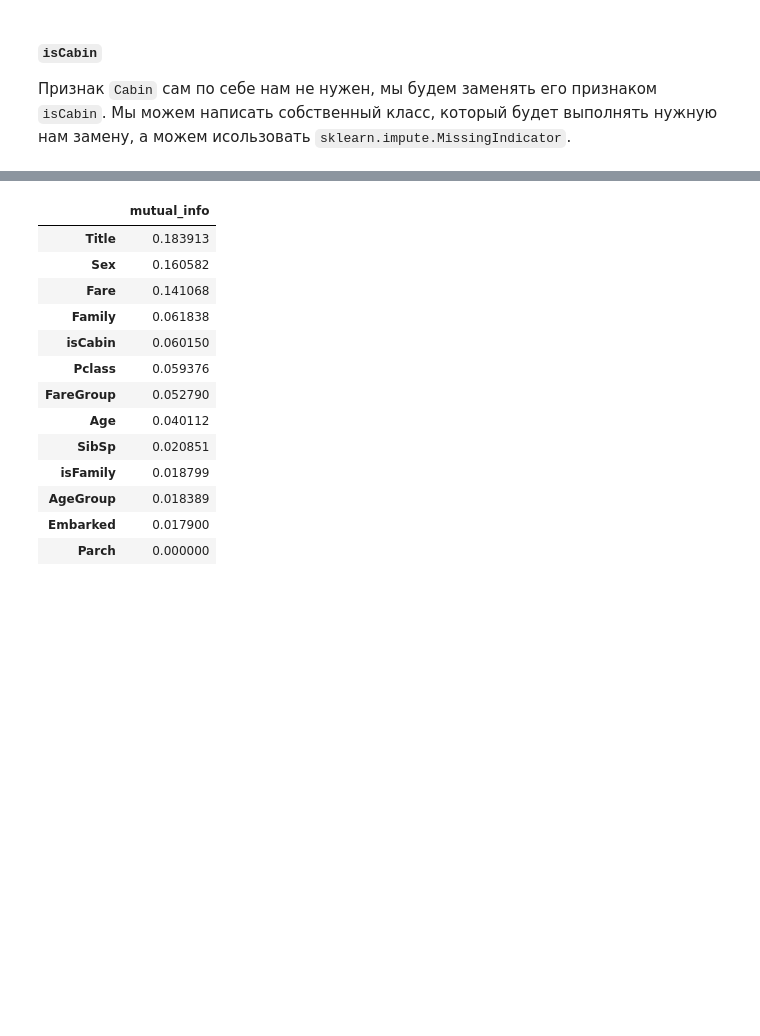
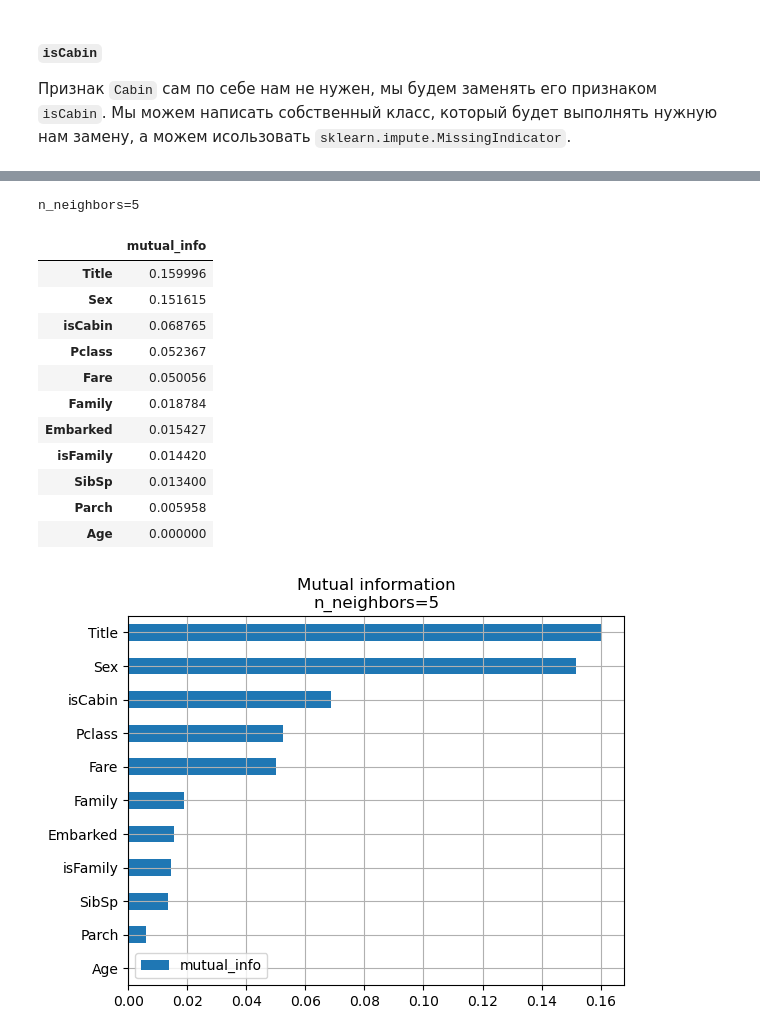
Before and after one commit to AlekseiBogachev/Titanic-Machine-Learning-from-Disaster, a Jupyter notebook: sources/Titanic-Machine-Learning-from-Disaster.ipynb, the cells around one changed output, grey strips where cells are left out. Drawn from its saved outputs; the diff is of its cells as text; code cells hidden in the pictures; blank space fills up the shorter version.

```diff
--- a/sources/Titanic-Machine-Learning-from-Disaster.ipynb
+++ b/sources/Titanic-Machine-Learning-from-Disaster.ipynb
@@ -1138,22 +1142,27 @@ class FareGroupAdder(BaseEstimator, TransformerMixin):
 # %%
 data_prep = Pipeline([
     ('title_adder', TitleAdder()),
-    ('age_group_adder', AgeGroupAdder()),
     ('family_adder', FamilyAdder()),
     ('is_family_adder', isFamilyAdder()),
-    ('fare_group_adder', FareGroupAdder()),
     ('categorical_encoder', TargetEncoder(cols=['Title', 'Sex', 'Embarked'], handle_unknown='return_nan')),
     ('col_selector', ColumnTransformer([
         ('drop', 'drop', ['PassengerId', 'Name', 'Ticket']),
         ('is_cabin', MissingIndicator(), ['Cabin']),
-        ('cat_imputer', SimpleImputer(strategy='most_frequent'), ['Title', 'Sex', 'Embarked']),
-        ('numerical_pipe',
+        ('cat_imputer', SimpleImputer(strategy='most_frequent'), ['Title', 'Sex', 'Embarked', 'Pclass']),
+        ('num_pipe',
          Pipeline([
-             ('num_imputer', KNNImputer()),
+             ('imputer', SimpleImputer(strategy='median')),
              ('scaler', StandardScaler()),
          ]),
-         ['Pclass', 'Age', 'SibSp', 'Parch', 'Fare', 'AgeGroup', 'Family', 'FareGroup']
-        )
+         ['SibSp', 'Parch', 'Family']
+        ),
+        ('age_fare',
+         Pipeline([
+             ('imputer', SimpleImputer(strategy='median')),
+             ('discretizer', KBinsDiscretizer(n_bins=7, encode='ordinal', strategy='quantile')),
+             ('scaler', StandardScaler()),
+         ]),
+         ['Age', 'Fare']),
     ], remainder='passthrough')
     ),
 ])
@@ -1214,22 +1237,32 @@ plot_corr_matrix(df, vmin=-1, vmax=1, size=(10, 10),)
 # %%
-(pd
+mi_scores = (pd
 .DataFrame(mutual_info_classif(df, y_train, n_neighbors=5),
            columns=['mutual_info'], index=df.columns)
 .sort_values(by='mutual_info', ascending=False)
 )
+
+print('n_neighbors=5')
+display(mi_scores)
+
+(mi_scores
+ .sort_values(by='mutual_info', ascending=True)
+ .plot(kind='barh', grid=True, title='Mutual information\nn_neighbors=5')
+)
+
+plt.show()
 # %% [output]
+n_neighbors=5
 |  | mutual_info |
-| Title | 0.183913 |
-| Sex | 0.160582 |
-| Fare | 0.141068 |
-| Family | 0.061838 |
-| isCabin | 0.060150 |
-| Pclass | 0.059376 |
-| FareGroup | 0.052790 |
-| Age | 0.040112 |
-| SibSp | 0.020851 |
-| isFamily | 0.018799 |
-| AgeGroup | 0.018389 |
-| Embarked | 0.017900 |
-| Parch | 0.000000 |
+| Title | 0.159996 |
+| Sex | 0.151615 |
+| isCabin | 0.068765 |
+| Pclass | 0.052367 |
+| Fare | 0.050056 |
+| Family | 0.018784 |
+| Embarked | 0.015427 |
+| isFamily | 0.014420 |
+| SibSp | 0.013400 |
+| Parch | 0.005958 |
+| Age | 0.000000 |
+[figure, added]
 # %%
```
Also changed, not shown: parts of 21 cells of this notebook.
